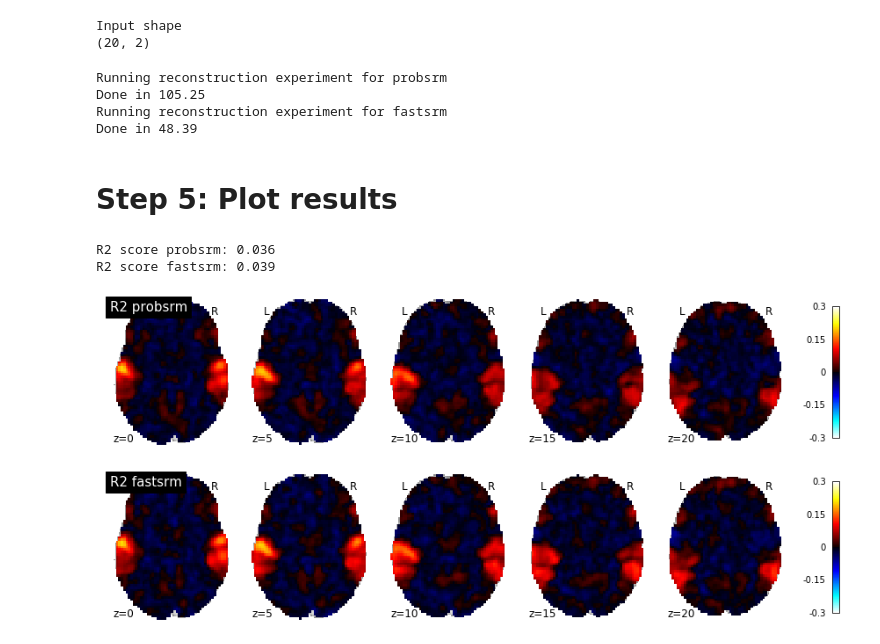
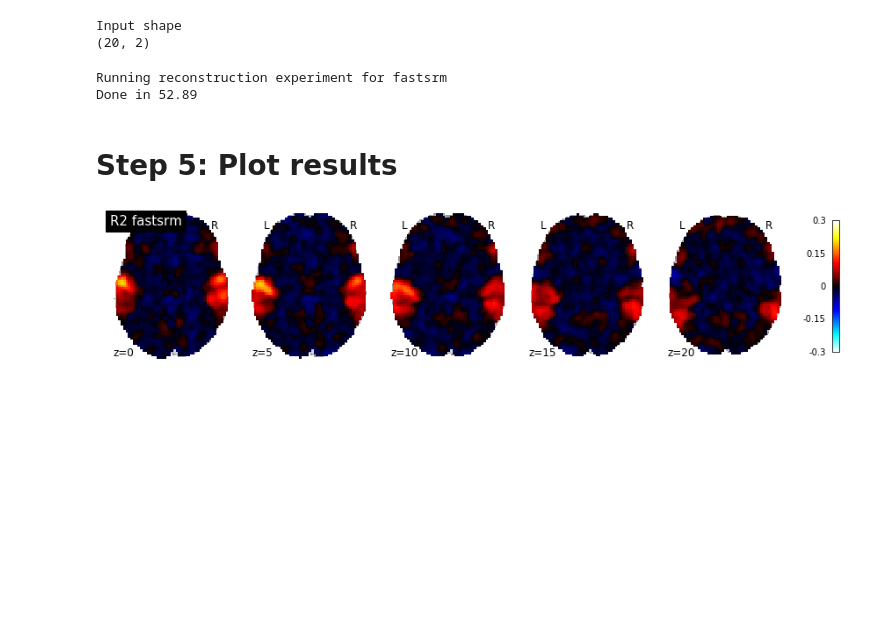
Before and after one commit to hugorichard/FastSRM, a Jupyter notebook: examples/FastSRM_encoding_experiment.ipynb, the cells around one changed output. Saved outputs shown, nothing was run; the diff lists cells and outputs as text; code cells hidden in the pictures; blank space fills up the shorter version.

```diff
--- a/examples/FastSRM_encoding_experiment.ipynb
+++ b/examples/FastSRM_encoding_experiment.ipynb
@@ -212,8 +219,7 @@ def load_and_concat(paths):
         X.append(X_i)
     return X
 # %%
-from brainiak.funcalign.fastsrm import FastSRM
-from brainiak.funcalign.srm import SRM
+from fastsrm.fastsrm import FastSRM
 
 fastsrm = FastSRM(
     atlas=atlas_path, # the path to basc atlas (we could have used np.load(atlas_path) instead)
@@ -225,12 +231,7 @@ fastsrm = FastSRM(
     aggregate="mean" # transform will return the mean of subject specific shared response
 )
 
-probsrm = SRM(
-    n_iter=10, # same number of iterations
-    features=20 # same number of components
-)
-
-models = [("probsrm", probsrm), ("fastsrm", fastsrm)]
+models = [("fastsrm", fastsrm)]
 # %%
 from sklearn.model_selection import KFold
 
@@ -263,12 +264,6 @@ for name, model in models:
 
         # Then let us compute the shared response on the second session
 
-        # # With ProbSRM the transform method returns a list of subject-specific responses in shared space
-        # # so we need an additional step to aggregate them
-        if name == "probsrm":
-            shared_session_2 = model.transform(train_subjects_session_2)
-            shared_session_2 = np.mean(shared_session_2, axis=0)
-
         # # With FastSRM we can specify the desired behavior.
         # # Because we specified aggregate="mean" transform directly returns
         # # the mean of subject-specific responses (aggregate=None would result
@@ -277,11 +272,6 @@ for name, model in models:
             shared_session_2 = model.transform(train_subjects_session_2)
 
         # Now we add test subjects to the model
-
-        # # With ProbSRM we have a function transform subject that returns the basis for
-        # # one specific subject. We will save this in a list
-        if name == "probsrm":
-            list_basis_test_subjects = [model.transform_subject(x) for x in test_subjects_session_1]
 
         # # With FastSRM we have a function add subject that takes a list of subjects
         # # new subjects are added to internal basis_list (that can be accessed using .basis_list
@@ -292,13 +282,6 @@ for name, model in models:
             model.add_subjects(test_subjects_session_1, shared_session_1)
 
         # Then we try to reconstruct the data of test subjects during session 2
-
-        # # ProbSRM does not provide an inverse transform so we need to implement this
-        # # (it is rather easy)
-        if name == "probsrm":
-            reconstructed_data_test_subjects_session_2 = [
-                list_basis_test_subjects[i].dot(shared_session_2)
-                     for i in range(n_subjects_test)]
 
         # # FastSRM provides an inverse transform but we need to specify what to reconstruct
         # # New subjects are added at the end of the list so we need to reconstruct the data of the last
@@ -319,28 +302,21 @@ for name, model in models:
     r2_mean[name] = np.mean(r2_subjects, axis=0)
     print("Done in %.2f" % (time() - t0))
 # %% [output]
-Running reconstruction experiment for probsrm
-Done in 105.25
 Running reconstruction experiment for fastsrm
-Done in 48.39
+Done in 52.89
 # %% [markdown]
 # Step 5: Plot results
 # %%
 masker = NiftiMasker(
         mask_img=mask_fn).fit()
 
-for name in ["probsrm", "fastsrm"]:
-    # R2 score in a ROI given by areas where ProbSRM performs well
-    print("R2 score %s: %.3f" % (name, np.mean(r2_mean[name][r2_mean["probsrm"] > 0.01])))
+for name in ["fastsrm"]:
     plot_stat_map(
         masker.inverse_transform(r2_mean[name]),
         display_mode="z",
         cut_coords=[0, 5, 10, 15, 20],
         vmax=0.3,
         title="R2 %s" % name
     )
 # %% [output]
-R2 score probsrm: 0.036
-R2 score fastsrm: 0.039
-[figure, old version]
+[figure, new version]
-[figure, removed]
```
Also changed, not shown: parts of 5 cells of this notebook.
